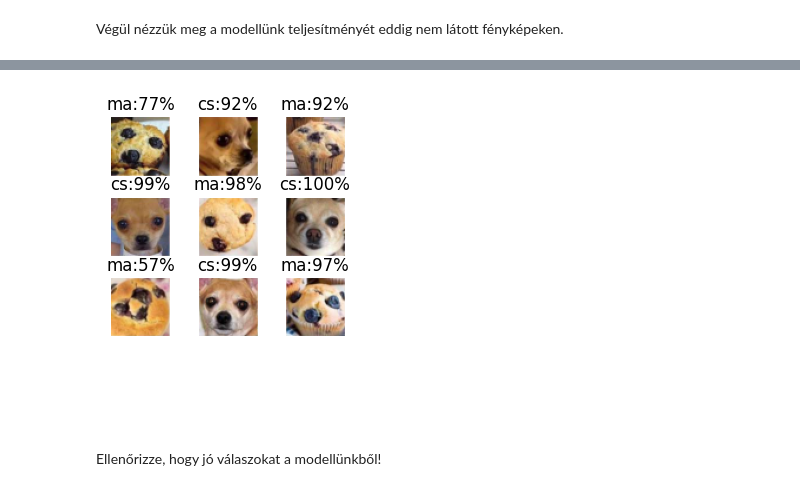
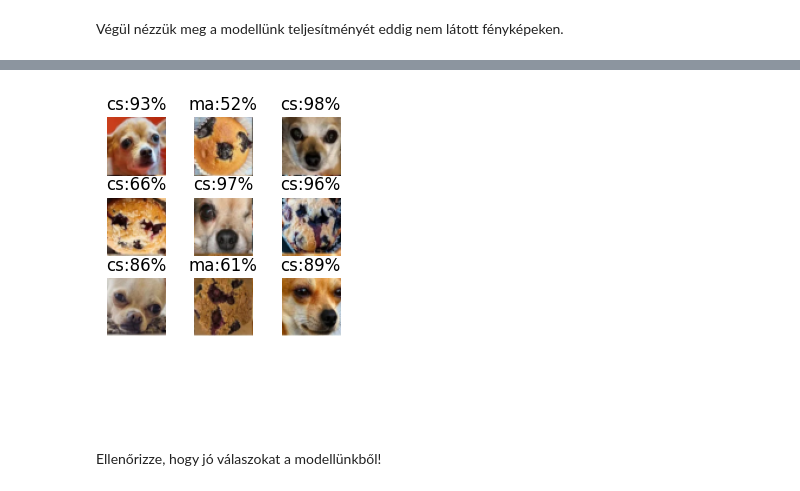
Before and after one commit to OSGeoLabBp/tutorials, a Jupyter notebook: hungarian/machine_learning/lessons/csivava.ipynb, the cells around one changed output, grey strips where cells are left out. Saved outputs shown, nothing was run; the diff lists cells and outputs as text; code cells hidden in the pictures.

```diff
--- a/hungarian/machine_learning/lessons/csivava.ipynb
+++ b/hungarian/machine_learning/lessons/csivava.ipynb
@@ -214,10 +214,11 @@ Ismételjük meg a tanítástól a folyamatot! Vegye észre, hogy a megismételt
 # %% [markdown]
 Végül nézzük meg a modellünk teljesítményét eddig nem látott fényképeken.
 # %%
-!wget -q -O cs_ma.jpg https://github.com/OSGeoLabBp/tutorials/blob/master/english/machine_learning/lessons/data/cs_ma_test.jpg?raw=true
+!wget -q -O cs_ma_test.jpg https://github.com/OSGeoLabBp/tutorials/blob/master/english/machine_learning/lessons/data/cs_ma_test.jpg?raw=true
 test_rows = 3
 test_cols = 3
 test_num = test_cols * test_rows
+imgt = imread('cs_ma_test.jpg')
 # %%
 # tömbök létrehozása a bemenő adatoknak
 XX = np.zeros((9, image_size, image_size, 3, 1), dtype='float32')
@@ -229,7 +230,7 @@ for i in range(test_rows):     # minden sorra
     for j in range(test_cols):                              # minden oszlopra
         pixel_left = j * size + border                        # oszlop bal széle pixel
         pixel_righ = (j + 1) * size - border                  # oszlop jobb széle pixel
-        sub_img = img[pixel_top:pixel_bot,pixel_left:pixel_righ]
+        sub_img = imgt[pixel_top:pixel_bot,pixel_left:pixel_righ]
         # felbontás lecsökkentése
         XX[k] = np.expand_dims(resize(sub_img, (image_size, image_size, 3)), -1)
         k += 1
@@ -252,3 +253,3 @@ plt.subplots_adjust(wspace=0.5)
-[figure, old version]
+[figure, new version]
 # %% [markdown]
 Ellenőrizze, hogy jó válaszokat a modellünkből!
```
Also changed, not shown: parts of 2 cells of this notebook.
